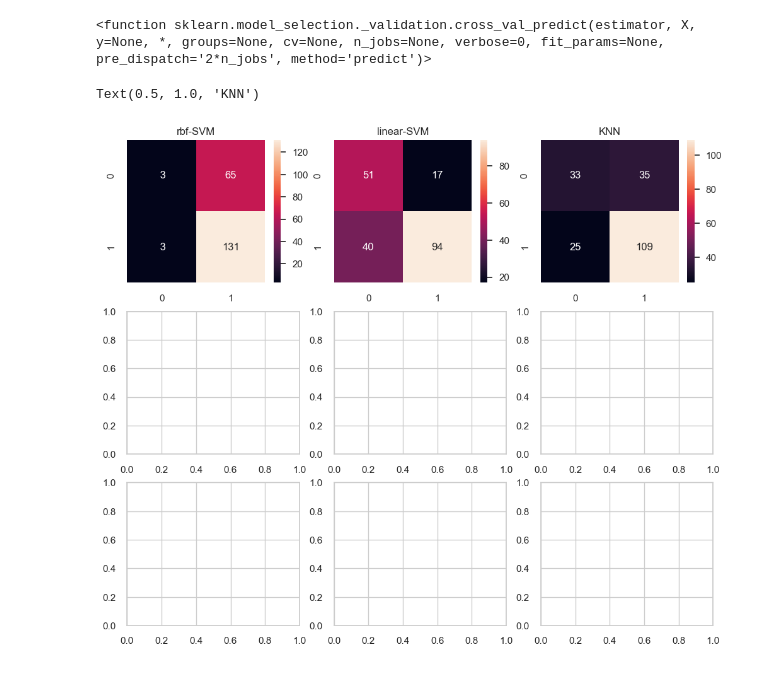
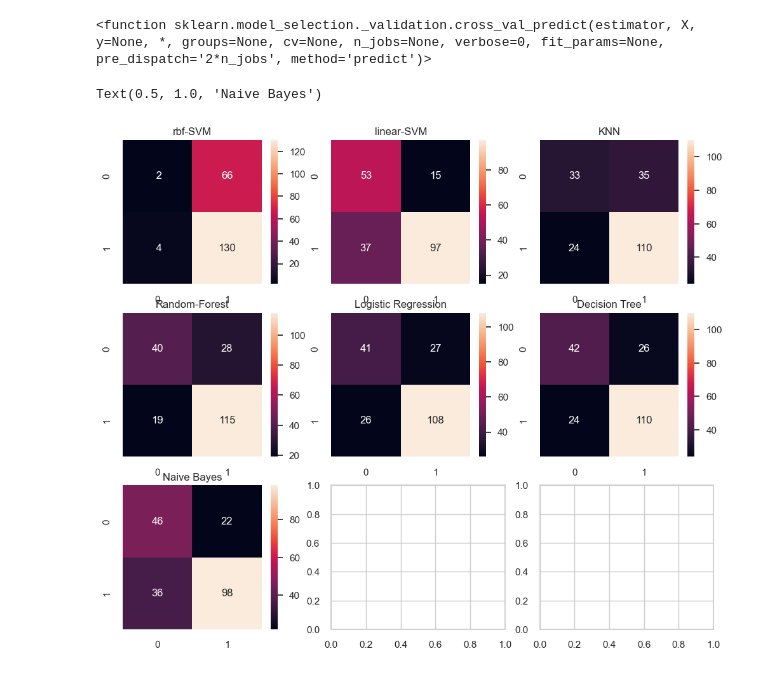
Before and after one commit to wonyeongdeok/kaggle_transcription, a Jupyter notebook: titanic.ipynb, the cells around one changed output. Drawn from its saved outputs; the diff is of its cells as text; code cells hidden in the pictures.

Commit message:
working on interpreting confusion-matrix

```diff
--- a/titanic.ipynb
+++ b/titanic.ipynb
@@ -762,7 +763,7 @@ X = df_train[df_train.columns[1:]]
 Y = df_train['Survived']
 
 n_splits = 10
-kfold = KFold(n_splits=n_splits, random_state=22, shuffle=True)
+stra_kfold = StratifiedKFold(n_splits=n_splits, random_state=22, shuffle=True)
 
 xyz = []
 acc_arr = []
@@ -777,10 +778,10 @@ models = [svm.SVC(kernel='linear'),
          KNeighborsClassifier(n_neighbors=8),
          DecisionTreeClassifier(),
          GaussianNB(),
-         RandomForestClassifier(n_estimators=400)]
+         RandomForestClassifier(n_estimators=800)]
 
 for model in tqdm(models):
-    cv_result = cross_val_score(model, X, Y, cv=kfold, scoring='accuracy')
+    cv_result = cross_val_score(model, X, Y, cv=stra_kfold, scoring='accuracy')
     xyz.append(cv_result.mean())
     std.append(cv_result.std())
     acc_arr.append(cv_result)
@@ -821,20 +822,37 @@ cross_val_predict
 <function sklearn.model_selection._validation.cross_val_predict(estimator, X, y=None, *, groups=None, cv=None, n_jobs=None, verbose=0, fit_params=None, pre_dispatch='2*n_jobs', method='predict')>
 # %%
 fmt = '2.0f'
+annot = True
 
 _, ax = plt.subplots(3, 3, figsize=(12,10))
 
-y_pred = cross_val_predict(svm.SVC(kernel='rbf'), X, Y, cv=kfold)
-sns.heatmap(confusion_matrix(Y, y_pred), ax=ax[0,0], annot=True, fmt=fmt)
+y_pred = cross_val_predict(svm.SVC(kernel='rbf'), X, Y, cv=stra_kfold)
+sns.heatmap(confusion_matrix(Y, y_pred), ax=ax[0,0], annot=annot, fmt=fmt)
 ax[0,0].set_title('rbf-SVM')
 
-y_pred = cross_val_predict(svm.SVC(kernel='linear'), X, Y, cv=kfold)
-sns.heatmap(confusion_matrix(Y, y_pred), ax=ax[0,1], annot=True, fmt=fmt)
+y_pred = cross_val_predict(svm.SVC(kernel='linear'), X, Y, cv=stra_kfold)
+sns.heatmap(confusion_matrix(Y, y_pred), ax=ax[0,1], annot=annot, fmt=fmt)
 ax[0,1].set_title('linear-SVM')
 
-y_pred = cross_val_predict(KNeighborsClassifier(n_neighbors=8), X, Y, cv=kfold)
-sns.heatmap(confusion_matrix(Y, y_pred), ax=ax[0,2], annot=True, fmt=fmt)
+y_pred = cross_val_predict(KNeighborsClassifier(n_neighbors=8), X, Y, cv=stra_kfold)
+sns.heatmap(confusion_matrix(Y, y_pred), ax=ax[0,2], annot=annot, fmt=fmt)
 ax[0,2].set_title('KNN')
+
+y_pred = cross_val_predict(RandomForestClassifier(n_estimators=400), X, Y, cv=stra_kfold)
+sns.heatmap(confusion_matrix(Y, y_pred), ax=ax[1,0], annot=annot, fmt=fmt)
+ax[1,0].set_title('Random-Forest')
+
+y_pred = cross_val_predict(LogisticRegression(), X, Y, cv=stra_kfold)
+sns.heatmap(confusion_matrix(Y, y_pred), ax=ax[1,1], annot=annot, fmt=fmt)
+ax[1,1].set_title('Logistic Regression')
+
+y_pred = cross_val_predict(DecisionTreeClassifier(), X, Y, cv=stra_kfold)
+sns.heatmap(confusion_matrix(Y, y_pred), ax=ax[1,2], annot=annot, fmt=fmt)
+ax[1,2].set_title('Decision Tree')
+
+y_pred = cross_val_predict(GaussianNB(), X, Y, cv=stra_kfold)
+sns.heatmap(confusion_matrix(Y, y_pred), ax=ax[2,0], annot=annot, fmt=fmt)
+ax[2,0].set_title('Naive Bayes')
 # %% [output]
-Text(0.5, 1.0, 'KNN')
+Text(0.5, 1.0, 'Naive Bayes')
-[figure, old version]
+[figure, new version]
```
Also changed, not shown: parts of 7 cells of this notebook.
